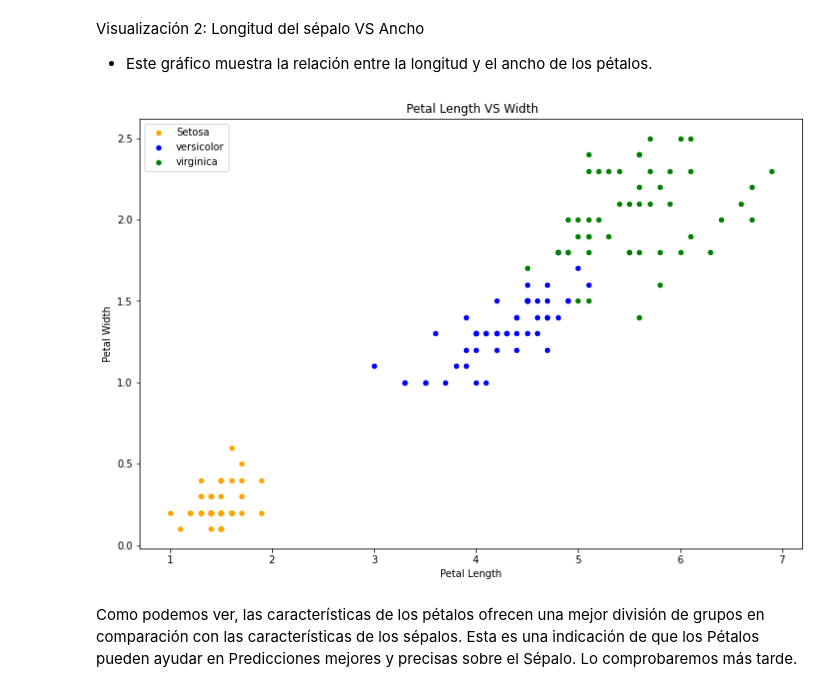
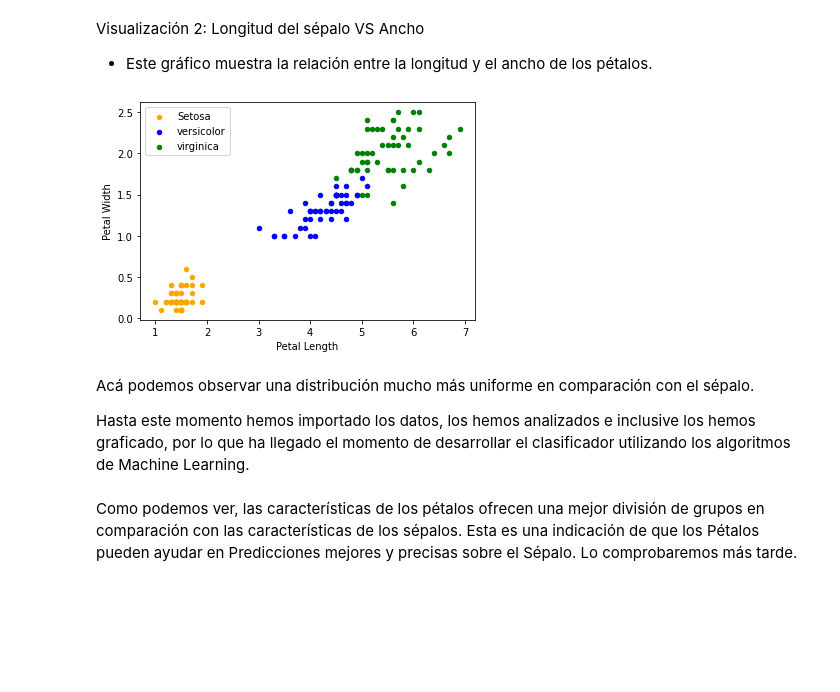
Before and after one commit to castudil/Machine-Learning, a Jupyter notebook: Proyecto Final ML/ Entrega 04 - Model/ Entrega_04_Model_Iris.ipynb, the cells around one changed output. Drawn from its saved outputs; the diff is of its cells as text; code cells hidden in the pictures; blank space fills up the shorter version.

```diff
--- a/Proyecto Final ML/ Entrega 04 - Model/ Entrega_04_Model_Iris.ipynb
+++ b/Proyecto Final ML/ Entrega 04 - Model/ Entrega_04_Model_Iris.ipynb
@@ -117,14 +101,15 @@ Visualización 2: Longitud del sépalo VS Ancho
 # %%
 fig = iris[iris.Species=='Iris-setosa'].plot.scatter(x='Petal Length',y='Petal Width',color='orange', label='Setosa')
 iris[iris.Species=='Iris-versicolor'].plot.scatter(x='Petal Length',y='Petal Width',color='blue', label='versicolor',ax=fig)
-iris[iris.Species=='Iris-virginica'].plot.scatter(x='Petal Length',y='Petal Width',color='green', label='virginica', ax=fig)
+iris[iris.Species=='Iris-virginica'].plot.scatter(x='Petal Length',y='Petal Width',color='green', label='virginica',ax=fig)
 fig.set_xlabel("Petal Length")
 fig.set_ylabel("Petal Width")
-fig.set_title(" Petal Length VS Width")
-fig=plt.gcf()
-fig.set_size_inches(12,8)
 plt.show()
 # %% [output]
-[figure, old version]
+[figure, new version]
+# %% [markdown]
+Acá podemos observar una distribución mucho más uniforme en comparación con el sépalo.
+
+Hasta este momento hemos importado los datos, los hemos analizados e inclusive los hemos graficado, por lo que ha llegado el momento de desarrollar el clasificador utilizando los algoritmos de Machine Learning.
 # %% [markdown]
 Como podemos ver, las características de los pétalos ofrecen una mejor división de grupos en comparación con las características de los sépalos. Esta es una indicación de que los Pétalos pueden ayudar en Predicciones mejores y precisas sobre el Sépalo. Lo comprobaremos más tarde.
```
Also changed, not shown: parts of 63 cells of this notebook.
